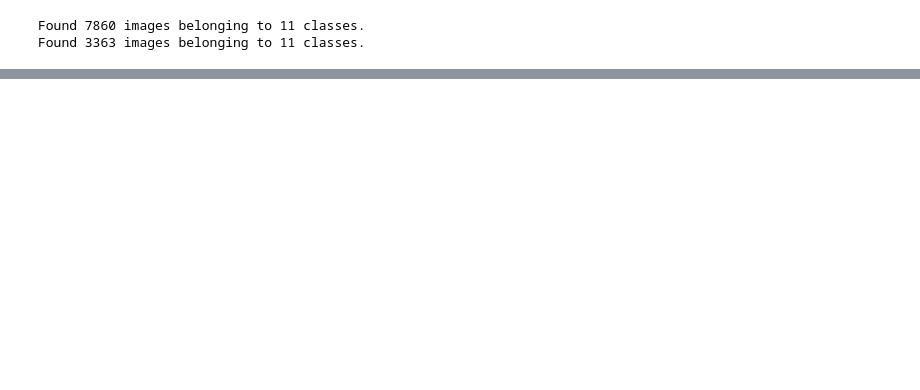
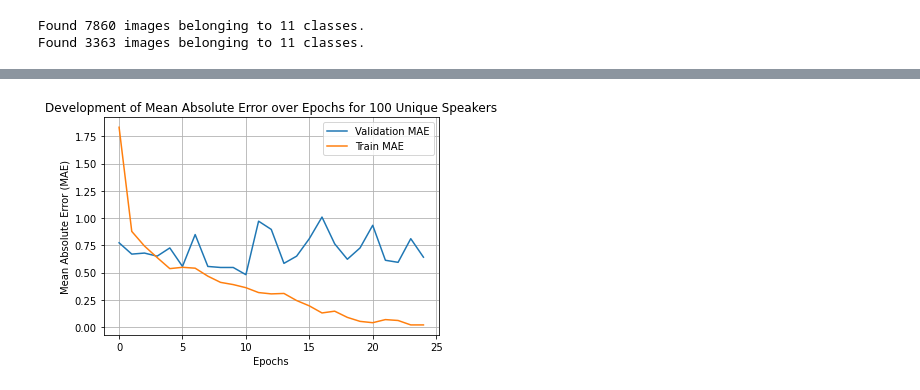
Before and after one commit to Avuerro/NumberOfSpeakerEstimation, a Jupyter notebook: JDY.ipynb, the cells around one changed output, grey strips where cells are left out. Saved outputs shown, nothing was run; the diff lists cells and outputs as text; code cells hidden in the pictures; blank space fills up the shorter version.

```diff
--- a/JDY.ipynb
+++ b/JDY.ipynb
@@ -82,0 +109,13 @@ model.save('data/models/CRNN_100.h5', overwrite=True, include_optimizer=True)
+# %%
+plt.figure(facecolor='white')
+plt.plot(new_dict.get('val_class_mae'), label = 'Validation MAE')
+plt.plot(new_dict.get('class_mae'), label = 'Train MAE')
+plt.title('Development of Mean Absolute Error over Epochs for 100 Unique Speakers')
+plt.xlabel('Epochs')
+plt.ylabel('Mean Absolute Error (MAE)')
+plt.legend()
+plt.grid()
+plt.savefig('data/100_mae.png', dpi=300, bbox_inches='tight')
+plt.show()
+# %% [output]
+[figure, added]
```
Also changed, not shown: parts of 16 cells of this notebook, 1 other file.
